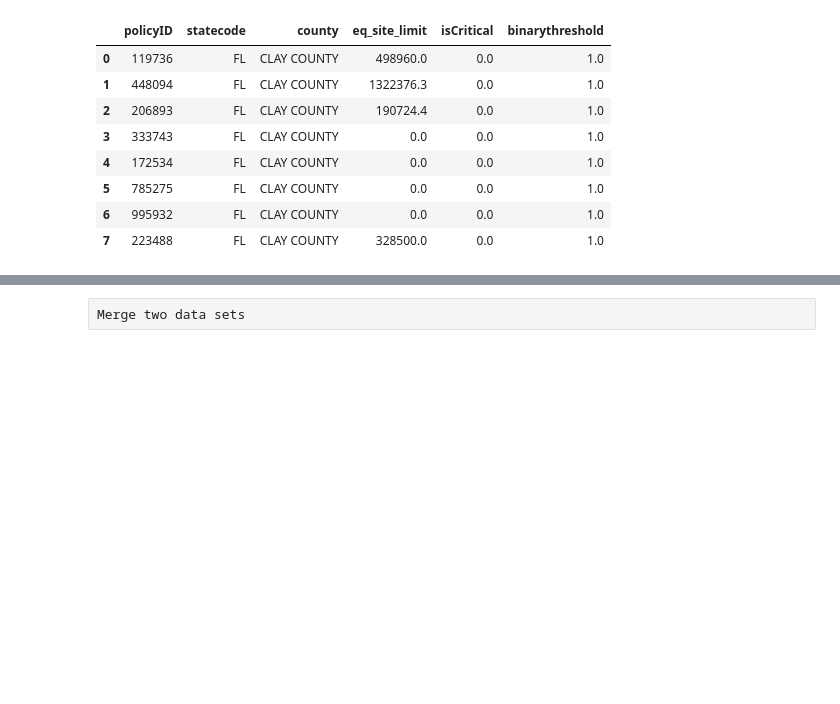
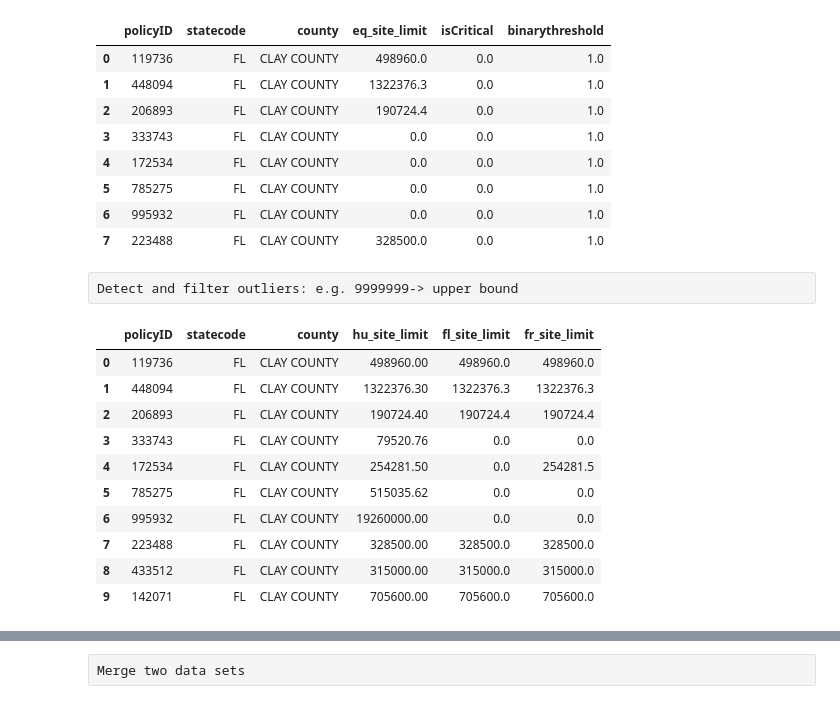
Before and after one commit to dnait/BigData, a Jupyter notebook: Datacleansing/datacleansing.ipynb, the cells around one changed output, grey strips where cells are left out. Drawn from its saved outputs; the diff is of its cells as text; code cells hidden in the pictures; blank space fills up the shorter version.

Commit message:
[usxxxxxx]Add detecting and filtering outlier preprocess

```diff
--- a/Datacleansing/datacleansing.ipynb
+++ b/Datacleansing/datacleansing.ipynb
@@ -139,3 +139,20 @@ subset_none
 | 5 | 785275 | FL | CLAY COUNTY | 0.0 | 0.0 | 1.0 |
 | 6 | 995932 | FL | CLAY COUNTY | 0.0 | 0.0 | 1.0 |
 | 7 | 223488 | FL | CLAY COUNTY | 328500.0 | 0.0 | 1.0 |
+# %% [raw]
+Detect and filter outliers: e.g. 9999999-> upper bound
+# %%
+subset_outlier = df.iloc[:10, [0, 1, 2, 4, 5, 6]]
+subset_outlier
+# %% [output]
+|  | policyID | statecode | county | hu_site_limit | fl_site_limit | fr_site_limit |
+| 0 | 119736 | FL | CLAY COUNTY | 498960.00 | 498960.0 | 498960.0 |
+| 1 | 448094 | FL | CLAY COUNTY | 1322376.30 | 1322376.3 | 1322376.3 |
+| 2 | 206893 | FL | CLAY COUNTY | 190724.40 | 190724.4 | 190724.4 |
+| 3 | 333743 | FL | CLAY COUNTY | 79520.76 | 0.0 | 0.0 |
+| 4 | 172534 | FL | CLAY COUNTY | 254281.50 | 0.0 | 254281.5 |
+| 5 | 785275 | FL | CLAY COUNTY | 515035.62 | 0.0 | 0.0 |
+| 6 | 995932 | FL | CLAY COUNTY | 19260000.00 | 0.0 | 0.0 |
+| 7 | 223488 | FL | CLAY COUNTY | 328500.00 | 328500.0 | 328500.0 |
+| 8 | 433512 | FL | CLAY COUNTY | 315000.00 | 315000.0 | 315000.0 |
+| 9 | 142071 | FL | CLAY COUNTY | 705600.00 | 705600.0 | 705600.0 |
```
Also changed, not shown: parts of 9 cells of this notebook.
